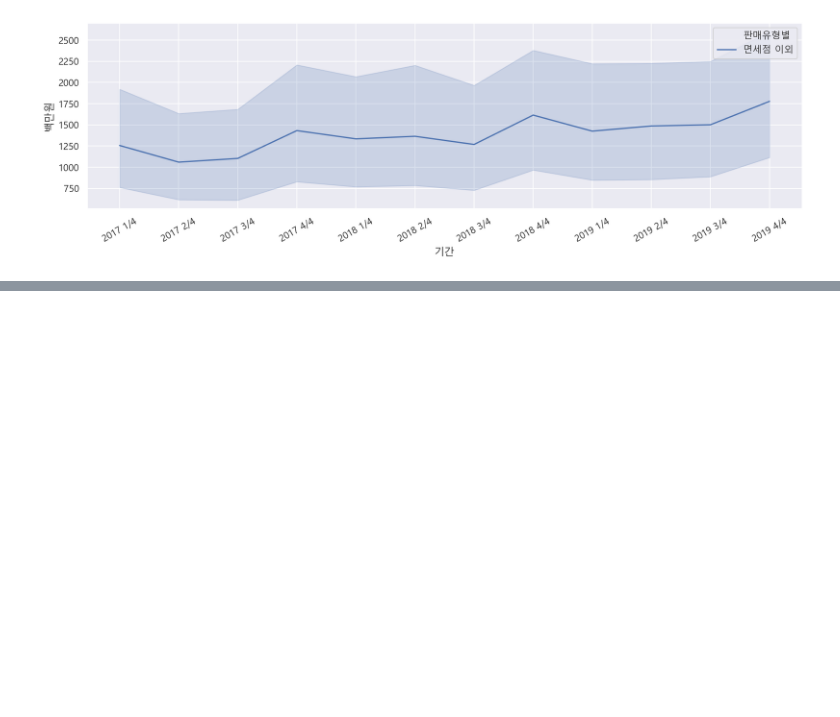
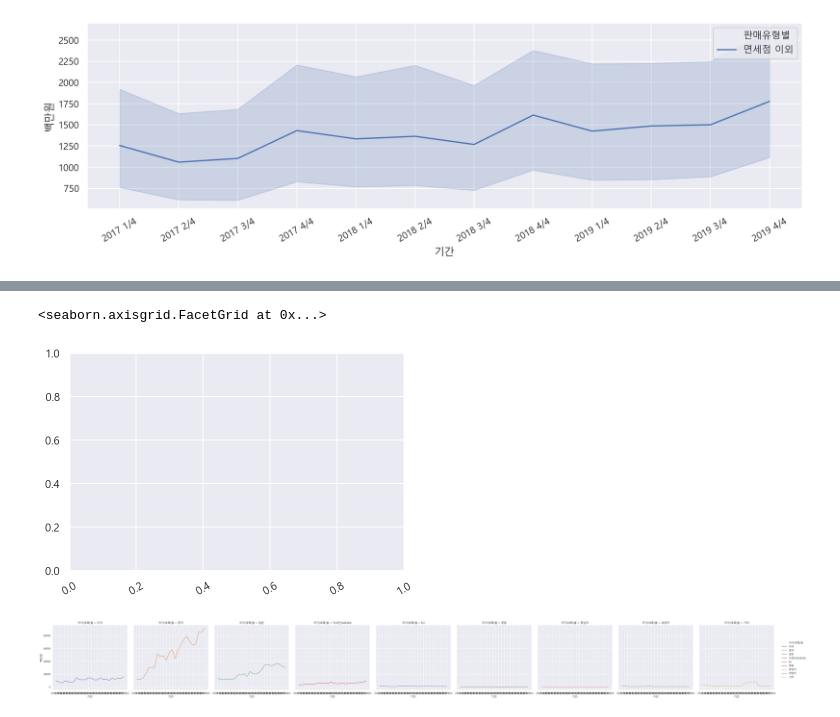
Before and after one commit to Gyu-Seok0/Career, a Jupyter notebook: 파이썬으로 시작하는 데이터 사이언스/5. K-Beauty 온라인 판매분석.ipynb, the cells around one changed output, grey strips where cells are left out. Cells and saved outputs as stored; diff of their text form; code cells hidden in the pictures; blank space fills up the shorter version.

```diff
--- a/파이썬으로 시작하는 데이터 사이언스/5. K-Beauty 온라인 판매분석.ipynb
+++ b/파이썬으로 시작하는 데이터 사이언스/5. K-Beauty 온라인 판매분석.ipynb
@@ -287,0 +350,8 @@ sns.lineplot(data = df_sub, x= "기간", y = "백만원", hue = "판매유형별
+# %%
+plt.xticks(rotation = 30)
+sns.relplot(data = df_fashion, x = "기간", y= '백만원', kind = "line", hue = "국가(대륙)별"
+           , col = "국가(대륙)별")
+# %% [output]
+<seaborn.axisgrid.FacetGrid at 0x...>
+[figure, added]
+[figure, added]
```
Also changed, not shown: parts of 12 cells of this notebook, 9 other files.
